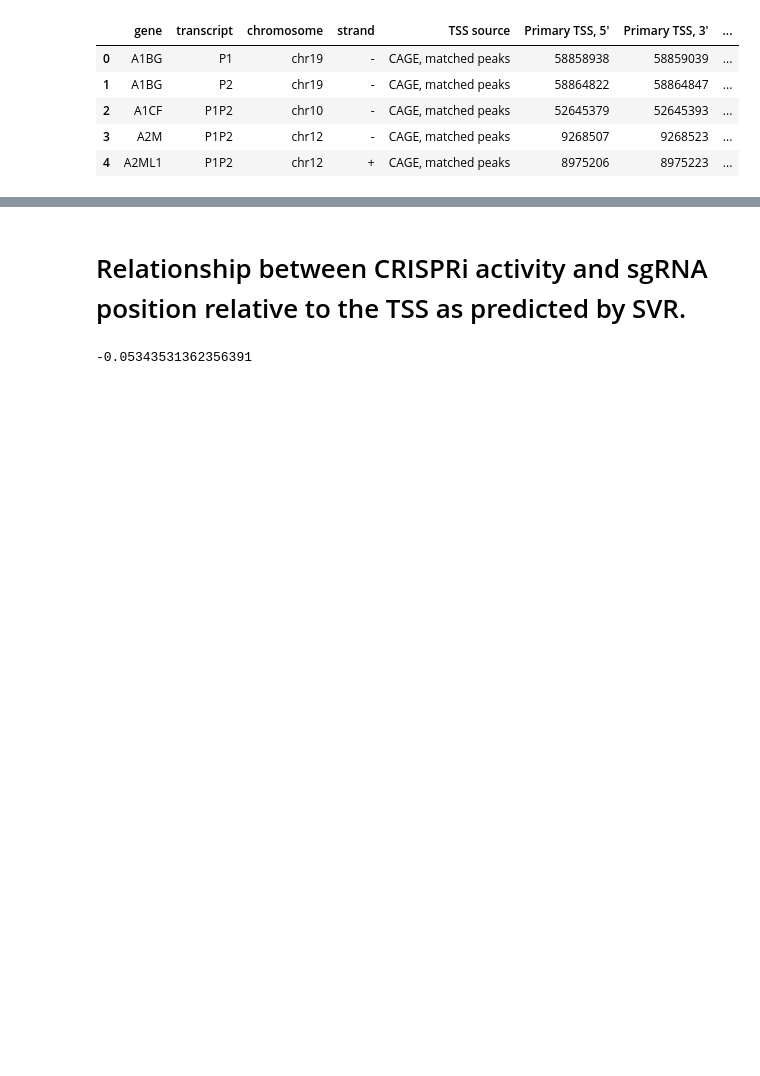
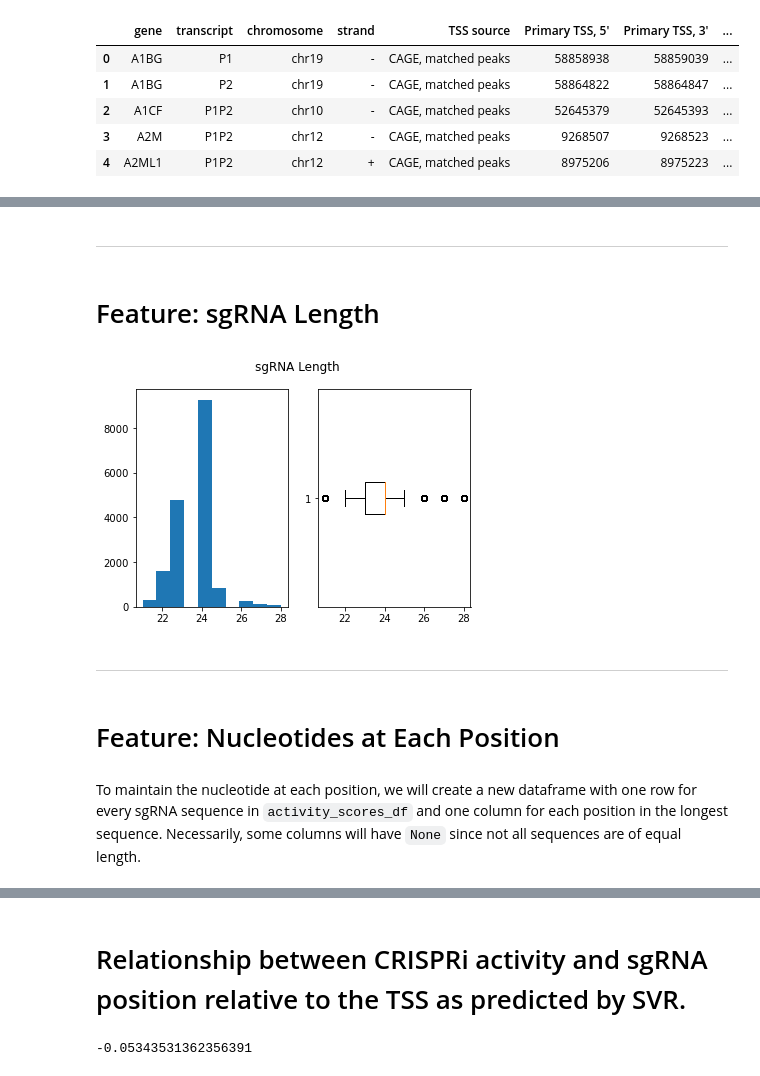
Before and after one commit to AnthonyHein/QCB455Project, a Jupyter notebook: Featurization.ipynb, the cells around one changed output, grey strips where cells are left out. Cells and saved outputs as stored; diff of their text form; code cells hidden in the pictures; blank space fills up the shorter version.

```diff
--- a/Featurization.ipynb
+++ b/Featurization.ipynb
@@ -415,0 +275,7 @@ Averaging the signal at each base of the target site including the PAM. Custom P
+# %%
+# genes in activity_score_df that do not appear in this set are unkown
+unknown_gene_vec = np.logical_not(np.isin(activity_score_df['gene'], annot_genes))
+print(str(sum(unknown_gene_vec)) +
+      " (or about " +
+      str(int(np.mean(unknown_gene_vec) * 100)) +
+      "%) of genes in activity_score_df have unknown annotations.")
@@ -415,0 +396,21 @@ Averaging the signal at each base of the target site including the PAM. Custom P
+# %% [markdown]
+---
+# %% [markdown]
+# Feature: sgRNA Length
+# %%
+fig, axs = plt.subplots(1, 2)
+fig.suptitle("sgRNA Length")
+
+
+axs[0].hist(activity_score_df['length'])
+axs[1].boxplot(activity_score_df['length'], vert=False)
+
+plt.show()
+# %% [output]
+[figure, added]
+# %% [markdown]
+---
+# %% [markdown]
+# Feature: Nucleotides at Each Position
+# %% [markdown]
+To maintain the nucleotide at each position, we will create a new dataframe with one row for every sgRNA sequence in `activity_scores_df` and one column for each position in the longest sequence. Necessarily, some columns will have `None` since not all sequences are of equal length.
```
Also changed, not shown: parts of 101 cells of this notebook.
